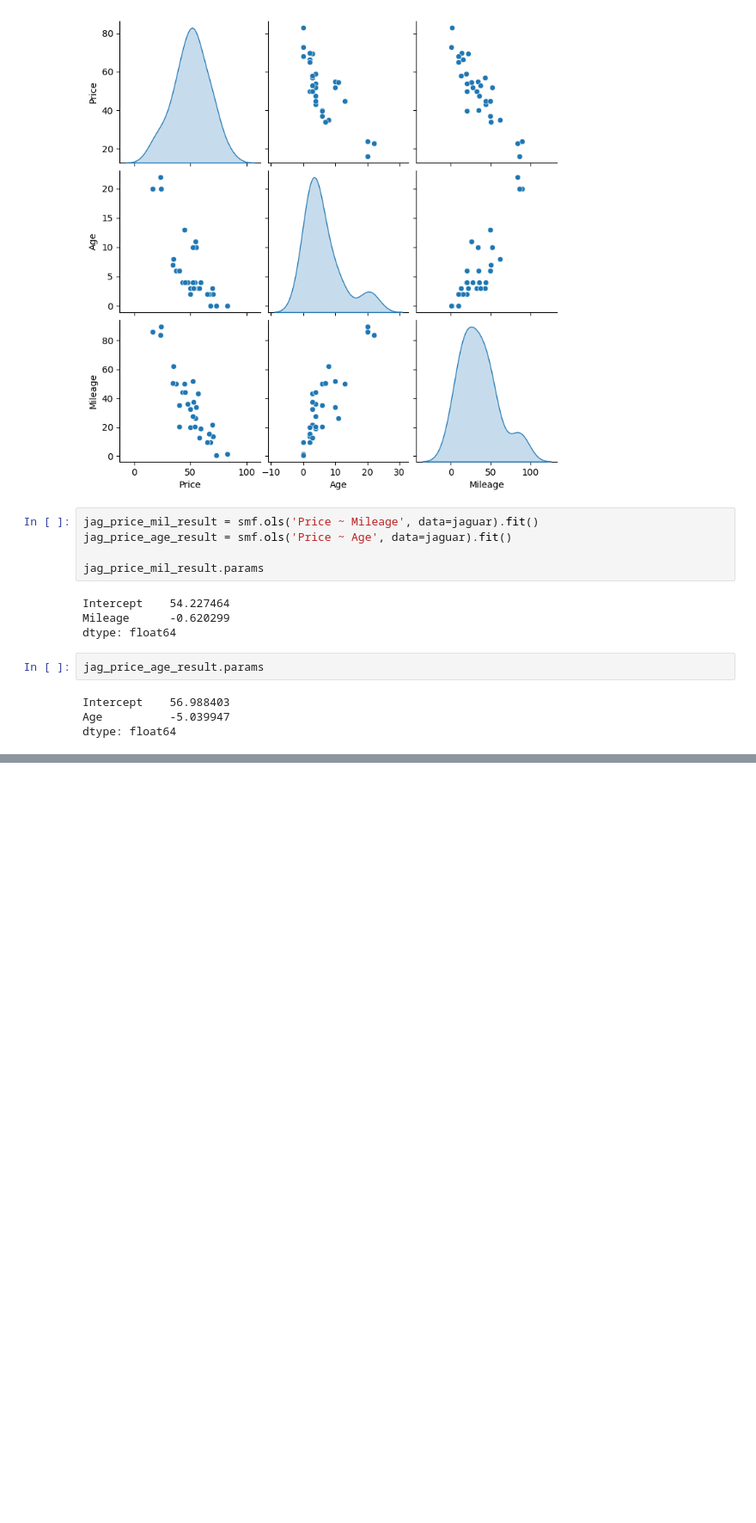
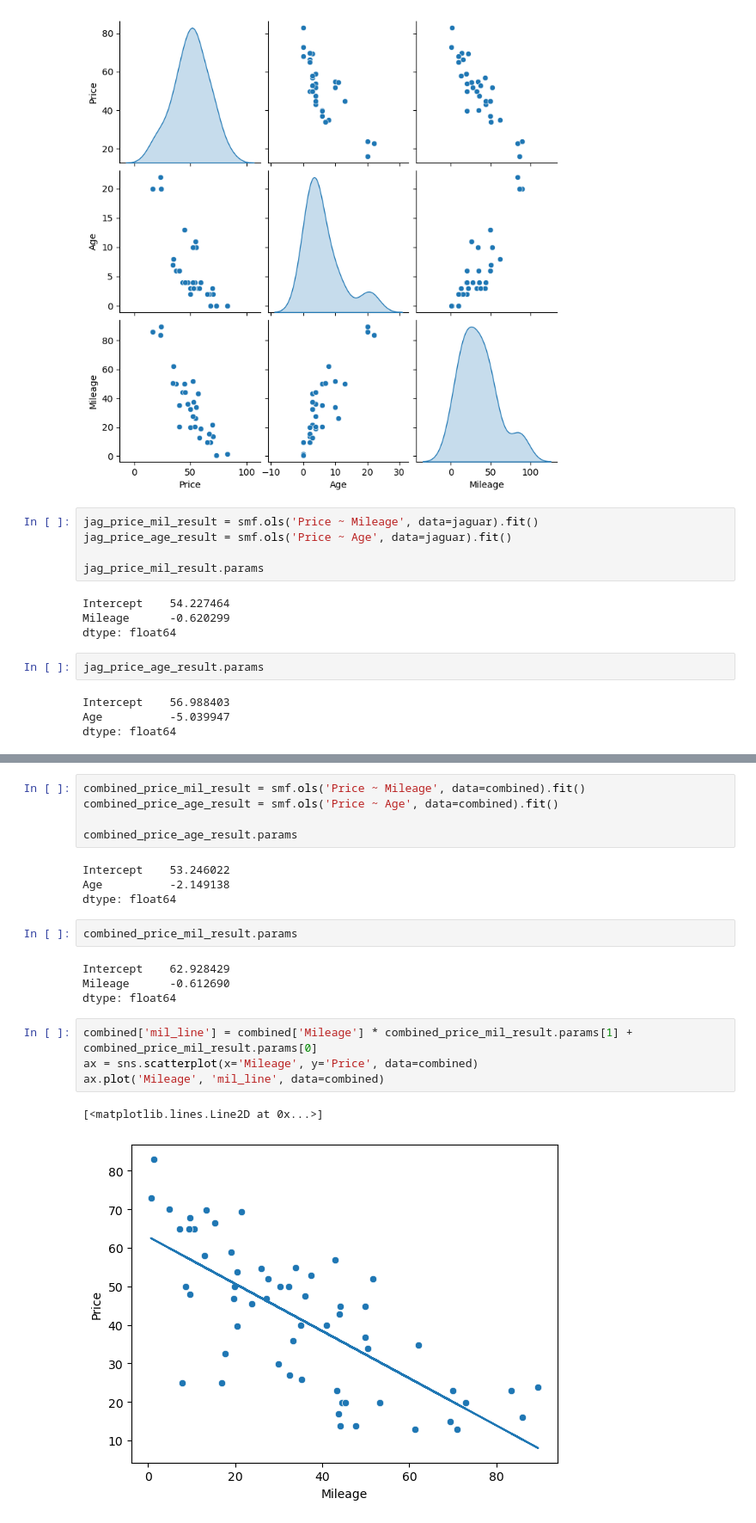
Before and after one commit to frkrbltn/MachineLearning, a Jupyter notebook: machine_learning.ipynb, the cells around one changed output, grey strips where cells are left out. Shown: that part at 86% size. Saved outputs shown, nothing was run; the diff lists cells and outputs as text; blank space fills up the shorter version.

```diff
--- a/machine_learning.ipynb
+++ b/machine_learning.ipynb
@@ -86,0 +113,22 @@ ax.plot('Price', 'age_line', data=porsche )
+# %%
+combined_price_mil_result = smf.ols('Price ~ Mileage', data=combined).fit()
+combined_price_age_result = smf.ols('Price ~ Age', data=combined).fit()
+
+combined_price_age_result.params
+# %% [output]
+Intercept    53.246022
+Age          -2.149138
+dtype: float64
+# %%
+combined_price_mil_result.params
+# %% [output]
+Intercept    62.928429
+Mileage      -0.612690
+dtype: float64
+# %%
+combined['mil_line'] = combined['Mileage'] * combined_price_mil_result.params[1] + combined_price_mil_result.params[0]
+ax = sns.scatterplot(x='Mileage', y='Price', data=combined)
+ax.plot('Mileage', 'mil_line', data=combined)
+# %% [output]
+[<matplotlib.lines.Line2D at 0x...>]
+[figure, added]
```
Also changed, not shown: parts of 18 cells of this notebook, 1 other file.
